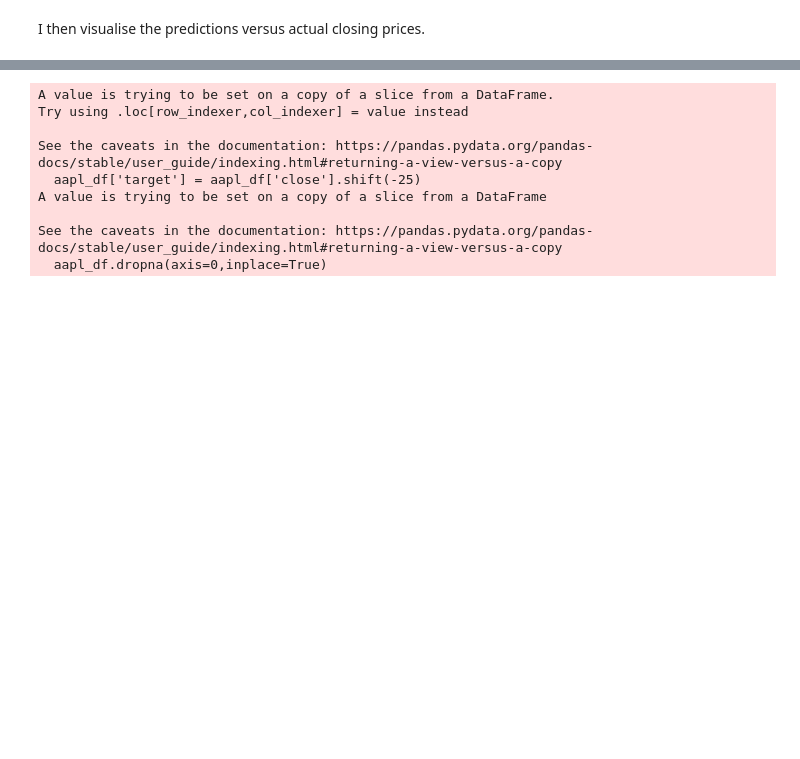
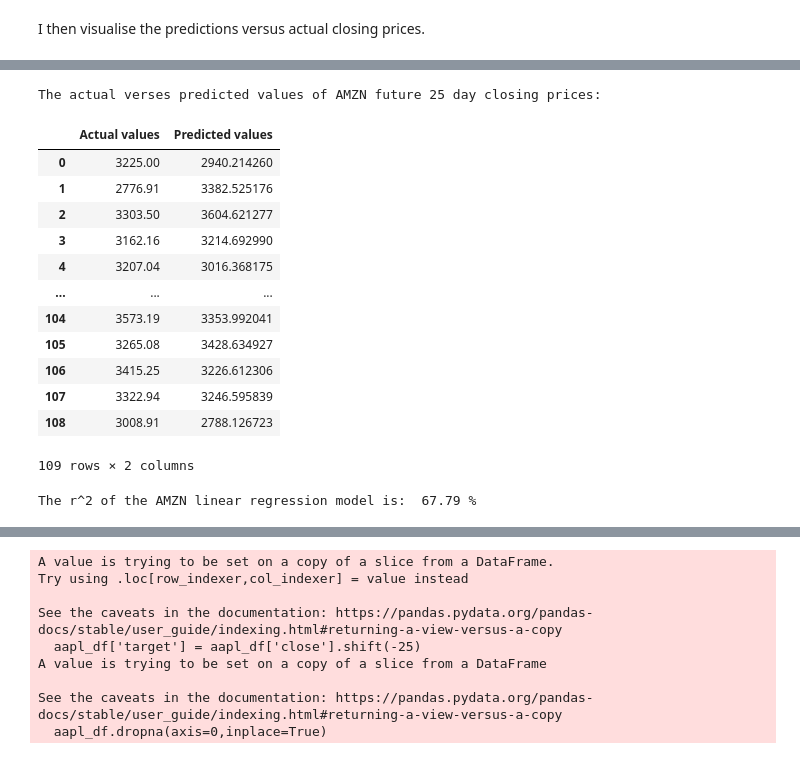
Before and after one commit to clarissa-lo/stocks-prediction, a Jupyter notebook: stock-prediction.ipynb, the cells around one changed output, grey strips where cells are left out. Saved outputs shown, nothing was run; the diff lists cells and outputs as text; code cells hidden in the pictures; blank space fills up the shorter version.

```diff
--- a/stock-prediction.ipynb
+++ b/stock-prediction.ipynb
@@ -96,0 +165,30 @@ To conclude, linear regression was used to predict Meta future 25 day closing pr
+# %%
+# building the AMZN linear regression model
+amzn_model = LinearRegression()
+amzn_model.fit(amzn_x_train, amzn_y_train)
+
+# predicting future AMZN closing prices based on the model
+amzn_model_prediction = amzn_model.predict(amzn_x_test)
+print("The actual verses predicted values of AMZN future 25 day closing prices:")
+pd.DataFrame({'Actual values':np.array(amzn_y_test), 'Predicted values':np.array(amzn_model_prediction)})
+# %% [output]
+The actual verses predicted values of AMZN future 25 day closing prices:
+|  | Actual values | Predicted values |
+| 0 | 3225.00 | 2940.214260 |
+| 1 | 2776.91 | 3382.525176 |
+| 2 | 3303.50 | 3604.621277 |
+| 3 | 3162.16 | 3214.692990 |
+| 4 | 3207.04 | 3016.368175 |
+| ... | ... | ... |
+| 104 | 3573.19 | 3353.992041 |
+| 105 | 3265.08 | 3428.634927 |
+| 106 | 3415.25 | 3226.612306 |
+| 107 | 3322.94 | 3246.595839 |
+| 108 | 3008.91 | 2788.126723 |
+109 rows × 2 columns
+# %%
+# evaluating the AMZN linear regression model performance
+amzn_model_r2 = abs(amzn_model.score(amzn_x_test,amzn_y_test)*100)
+print('The r^2 of the AMZN linear regression model is: ', amzn_model_r2.round(2), '%')
+# %% [output]
+The r^2 of the AMZN linear regression model is:  67.79 %
```
Also changed, not shown: parts of 43 cells of this notebook.
